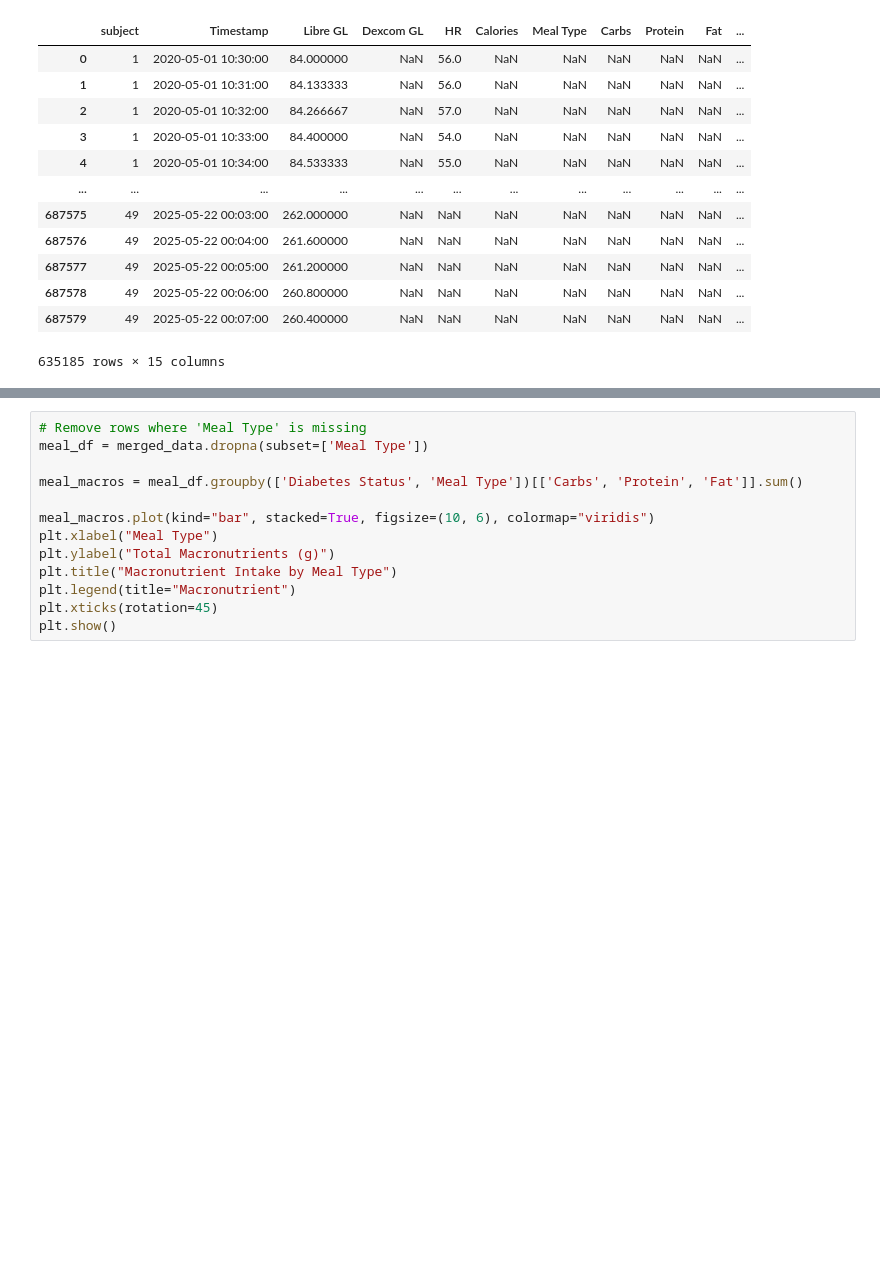
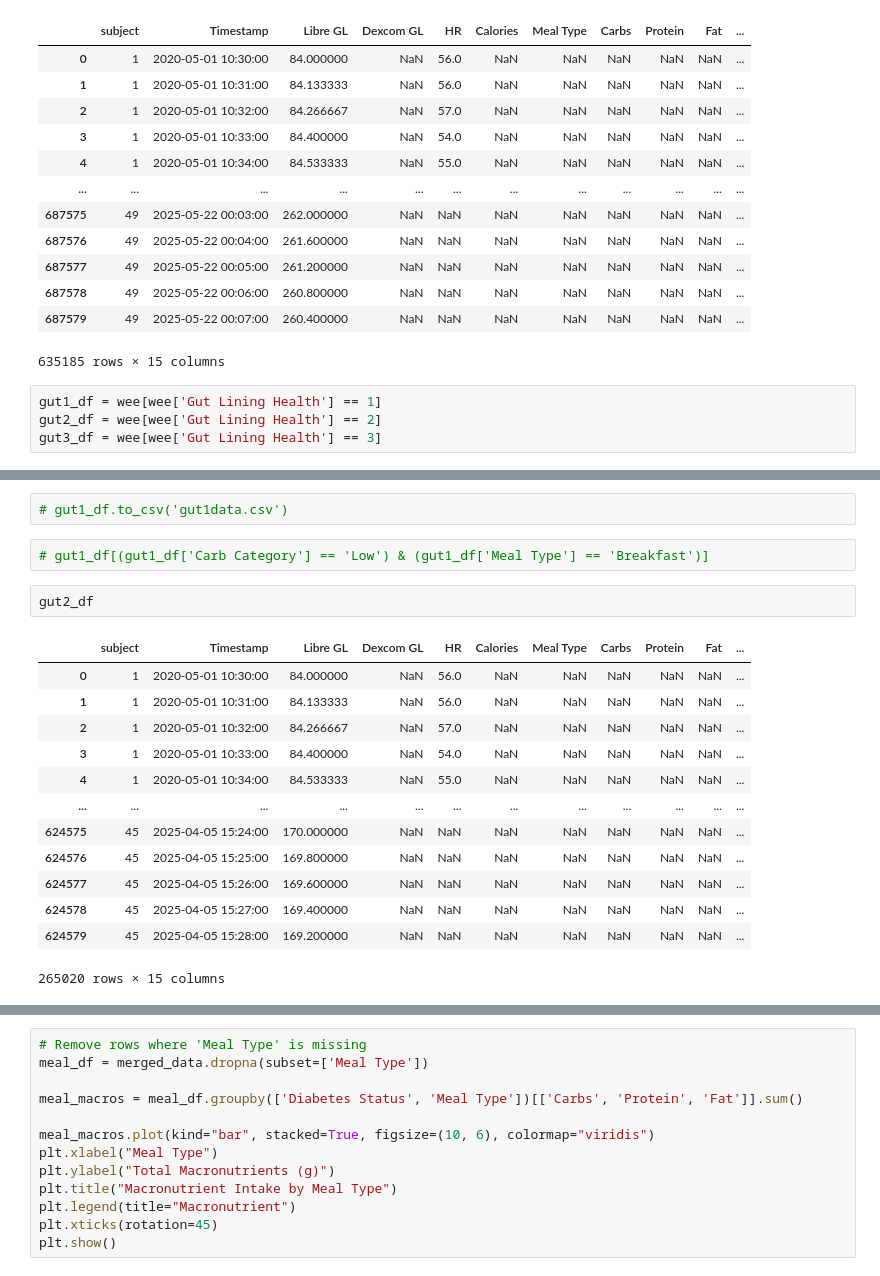
Before and after one commit to YooNice100/CGMacros, a Jupyter notebook: worko.ipynb, the cells around one changed output, grey strips where cells are left out. Drawn from its saved outputs; the diff is of its cells as text; blank space fills up the shorter version.

Commit message:
gut data

```diff
--- a/worko.ipynb
+++ b/worko.ipynb
@@ -322,3 +322,7 @@ wee
 | 687578 | 49 | 2025-05-22 00:06:00 | 260.800000 | NaN | NaN | NaN | NaN | NaN | NaN | NaN | ... |
 | 687579 | 49 | 2025-05-22 00:07:00 | 260.400000 | NaN | NaN | NaN | NaN | NaN | NaN | NaN | ... |
 635185 rows × 15 columns
+# %%
+gut1_df = wee[wee['Gut Lining Health'] == 1]
+gut2_df = wee[wee['Gut Lining Health'] == 2]
+gut3_df = wee[wee['Gut Lining Health'] == 3]
@@ -324,0 +346,20 @@ wee
+# %%
+# gut1_df.to_csv('gut1data.csv')
+# %%
+# gut1_df[(gut1_df['Carb Category'] == 'Low') & (gut1_df['Meal Type'] == 'Breakfast')]
+# %%
+gut2_df
+# %% [output]
+|  | subject | Timestamp | Libre GL | Dexcom GL | HR | Calories | Meal Type | Carbs | Protein | Fat | ... |
+| 0 | 1 | 2020-05-01 10:30:00 | 84.000000 | NaN | 56.0 | NaN | NaN | NaN | NaN | NaN | ... |
+| 1 | 1 | 2020-05-01 10:31:00 | 84.133333 | NaN | 56.0 | NaN | NaN | NaN | NaN | NaN | ... |
+| 2 | 1 | 2020-05-01 10:32:00 | 84.266667 | NaN | 57.0 | NaN | NaN | NaN | NaN | NaN | ... |
+| 3 | 1 | 2020-05-01 10:33:00 | 84.400000 | NaN | 54.0 | NaN | NaN | NaN | NaN | NaN | ... |
+| 4 | 1 | 2020-05-01 10:34:00 | 84.533333 | NaN | 55.0 | NaN | NaN | NaN | NaN | NaN | ... |
+| ... | ... | ... | ... | ... | ... | ... | ... | ... | ... | ... | ... |
+| 624575 | 45 | 2025-04-05 15:24:00 | 170.000000 | NaN | NaN | NaN | NaN | NaN | NaN | NaN | ... |
+| 624576 | 45 | 2025-04-05 15:25:00 | 169.800000 | NaN | NaN | NaN | NaN | NaN | NaN | NaN | ... |
+| 624577 | 45 | 2025-04-05 15:26:00 | 169.600000 | NaN | NaN | NaN | NaN | NaN | NaN | NaN | ... |
+| 624578 | 45 | 2025-04-05 15:27:00 | 169.400000 | NaN | NaN | NaN | NaN | NaN | NaN | NaN | ... |
+| 624579 | 45 | 2025-04-05 15:28:00 | 169.200000 | NaN | NaN | NaN | NaN | NaN | NaN | NaN | ... |
+265020 rows × 15 columns
```
Also changed, not shown: parts of 10 cells of this notebook, 3 other files.
